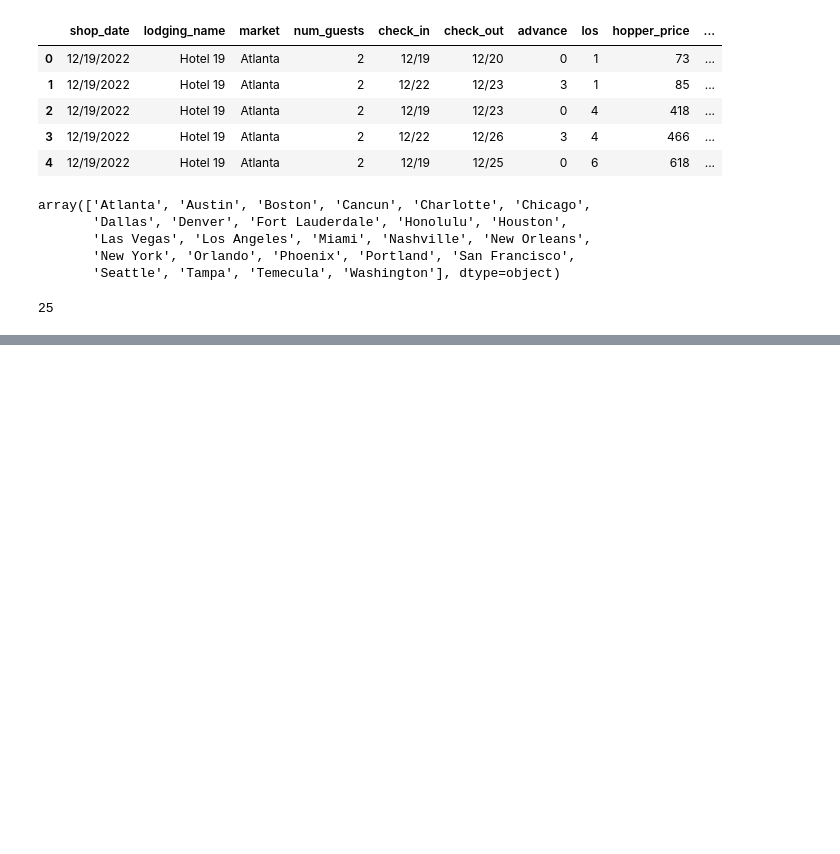
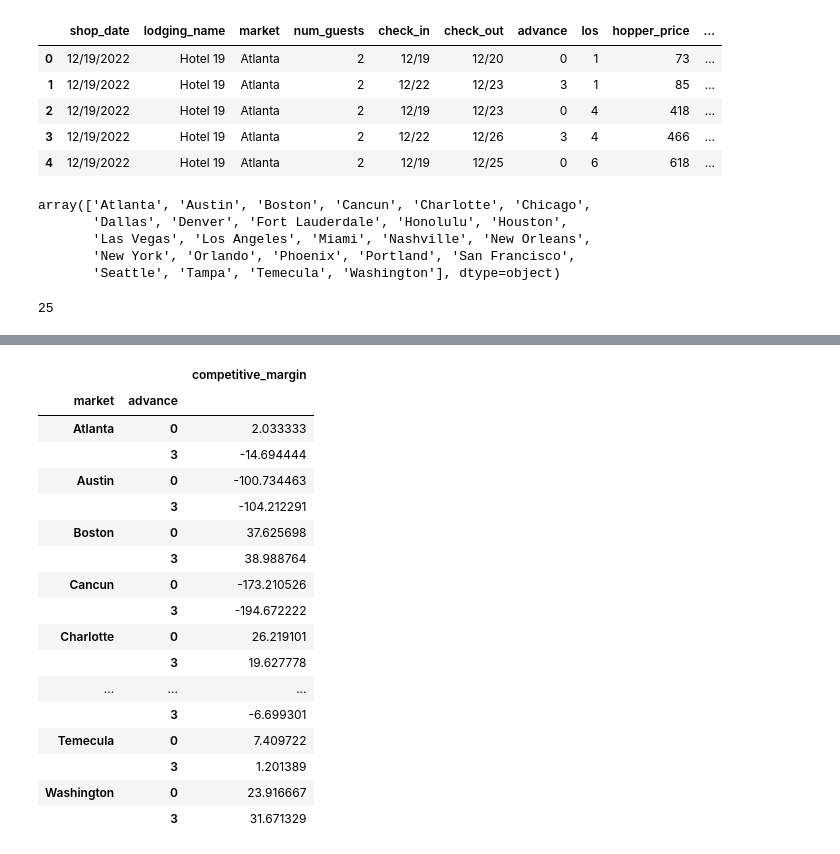
Before and after one commit to borischu/Hopper-Product-Analyst-Assignment, a Jupyter notebook: Hopper Product Analyst Assignment.ipynb, the cells around one changed output, grey strips where cells are left out. Drawn from its saved outputs; the diff is of its cells as text; code cells hidden in the pictures; blank space fills up the shorter version.

```diff
--- a/Hopper Product Analyst Assignment.ipynb
+++ b/Hopper Product Analyst Assignment.ipynb
@@ -68,0 +123,21 @@ df.groupby(['los'])[['lowest_delta_competitor_price']].mean().reset_index().head
+# %%
+df.groupby(['market', 'advance'])[['competitive_margin']].mean()
+# %% [output]
+|  |  | competitive_margin |
+| market | advance |  |
+| Atlanta | 0 | 2.033333 |
+|  | 3 | -14.694444 |
+| Austin | 0 | -100.734463 |
+|  | 3 | -104.212291 |
+| Boston | 0 | 37.625698 |
+|  | 3 | 38.988764 |
+| Cancun | 0 | -173.210526 |
+|  | 3 | -194.672222 |
+| Charlotte | 0 | 26.219101 |
+|  | 3 | 19.627778 |
+| ... | ... | ... |
+|  | 3 | -6.699301 |
+| Temecula | 0 | 7.409722 |
+|  | 3 | 1.201389 |
+| Washington | 0 | 23.916667 |
+|  | 3 | 31.671329 |
```
Also changed, not shown: parts of 8 cells of this notebook.
